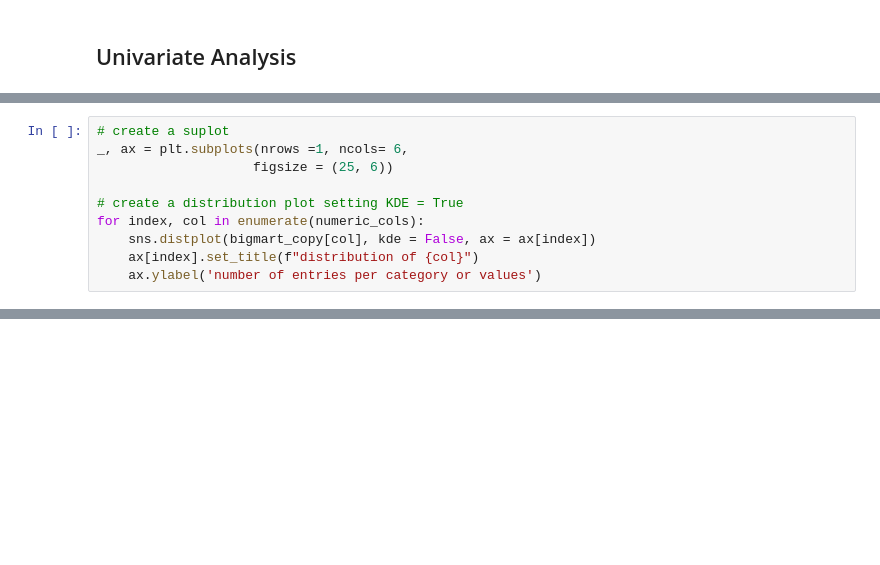
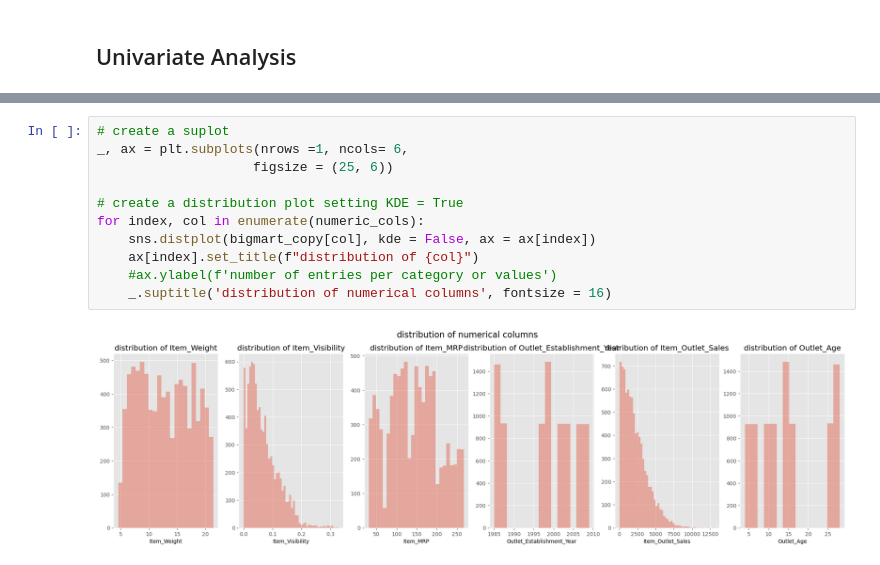
Before and after one commit to SirTee12/Big-Mart-Sales-Forecasting, a Jupyter notebook: Big-Mart-EDA.ipynb, the cells around one changed output, grey strips where cells are left out. Saved outputs shown, nothing was run; the diff lists cells and outputs as text; blank space fills up the shorter version.

```diff
--- a/Big-Mart-EDA.ipynb
+++ b/Big-Mart-EDA.ipynb
@@ -70,10 +58,0 @@ numeric_cols
-# %%
-# create a suplot
-_, ax = plt.subplots(nrows =1, ncols= 6,
-                    figsize = (25, 6))
-
-# create a distribution plot setting KDE = True
-for index, col in enumerate(numeric_cols):
-    sns.distplot(bigmart_copy[col], kde = False, ax = ax[index])
-    ax[index].set_title(f"distribution of {col}")
-    ax.ylabel('number of entries per category or values')
@@ -81,0 +70,13 @@ for index, col in enumerate(numeric_cols):
+# %%
+# create a suplot
+_, ax = plt.subplots(nrows =1, ncols= 6,
+                    figsize = (25, 6))
+
+# create a distribution plot setting KDE = True
+for index, col in enumerate(numeric_cols):
+    sns.distplot(bigmart_copy[col], kde = False, ax = ax[index])
+    ax[index].set_title(f"distribution of {col}")
+    #ax.ylabel(f'number of entries per category or values')
+    _.suptitle('distribution of numerical columns', fontsize = 16)
+# %% [output]
+[figure, added]
```
Also changed, not shown: parts of 8 cells of this notebook.
